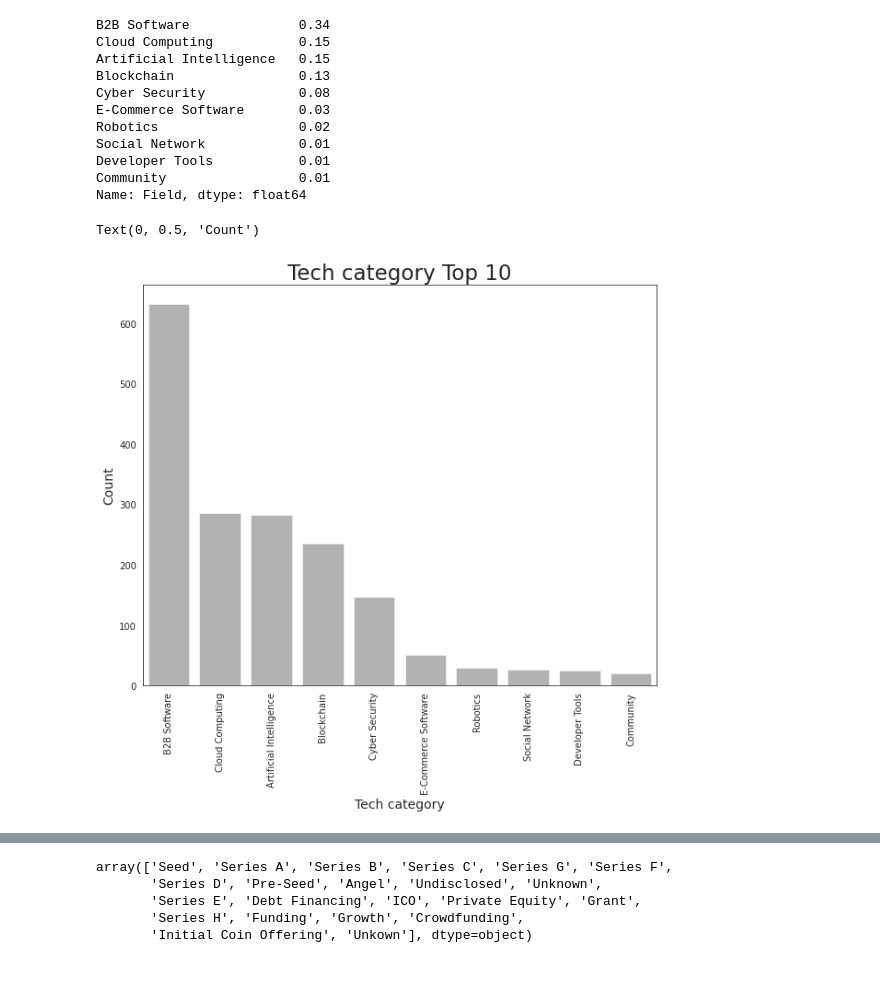
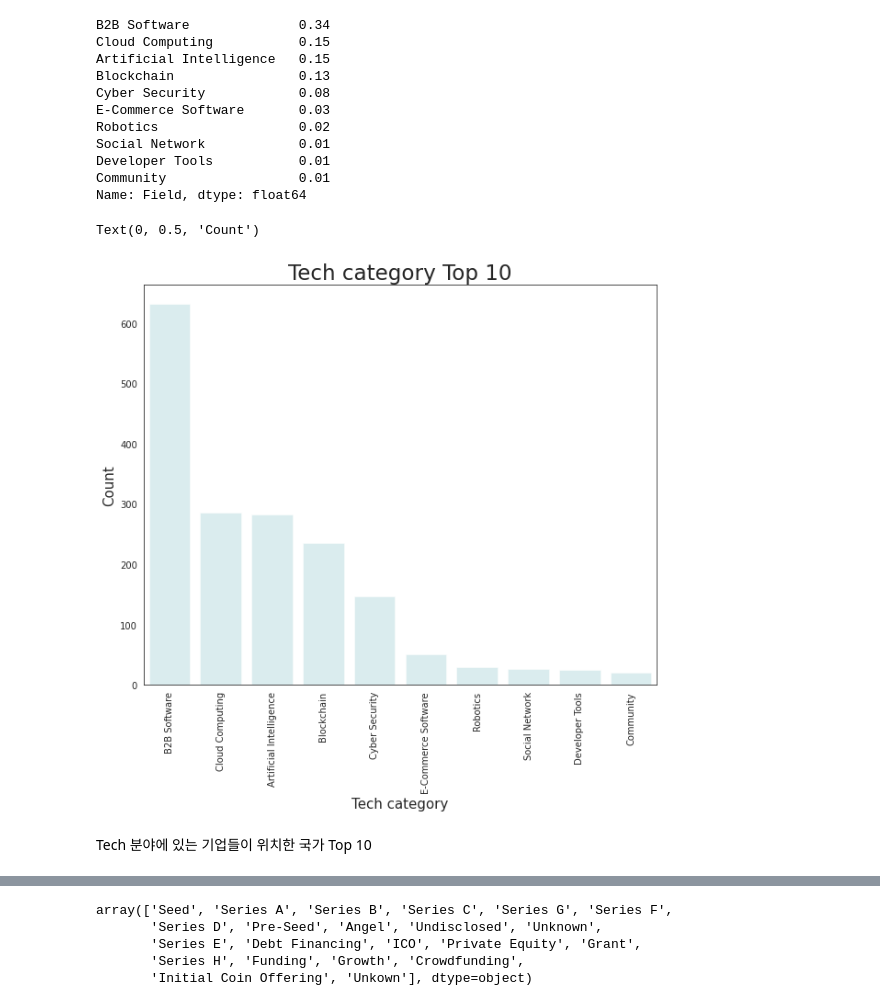
Before and after one commit to MinsooKwak/Project, a Jupyter notebook: Project2_Day2_V3.ipynb, the cells around one changed output, grey strips where cells are left out. Drawn from its saved outputs; the diff is of its cells as text; code cells hidden in the pictures; blank space fills up the shorter version.

```diff
--- a/Project2_Day2_V3.ipynb
+++ b/Project2_Day2_V3.ipynb
@@ -740,15 +745,17 @@ Name: Field, dtype: float64
 # %%
 sns.set_style('white')
 fig= plt.figure(figsize=(10,8))
 fig.add_subplot(1,1,1)
-ax=sns.barplot(x=Tech_top10['index'],y=Tech_top10['Field'],data=Tech_top10,alpha=0.5,color='#666666')
+ax=sns.barplot(x=Tech_top10['index'],y=Tech_top10['Field'],data=Tech_top10,alpha=0.5,color='#b0e0e6')
 ax.set_xticklabels(ax.get_xticklabels(),rotation = 90)
 ax.set_title('Tech category Top 10',fontsize=23)
-ax.set_xlabel('Tech category',fontsize=14)
-ax.set_ylabel('Count',fontsize=14)
+ax.set_xlabel('Tech category',fontsize=15)
+ax.set_ylabel('Count',fontsize=15)
 # %% [output]
 Text(0, 0.5, 'Count')
-[figure, old version]
+[figure, new version]
+# %% [markdown]
+Tech 분야에 있는 기업들이 위치한 국가 Top 10
 # %%
 # Tech 분야 Region Top10
 Tech_R_top10 = Tech_df.Region.value_counts().reset_index().head(10)
```
Also changed, not shown: parts of 149 cells of this notebook.
